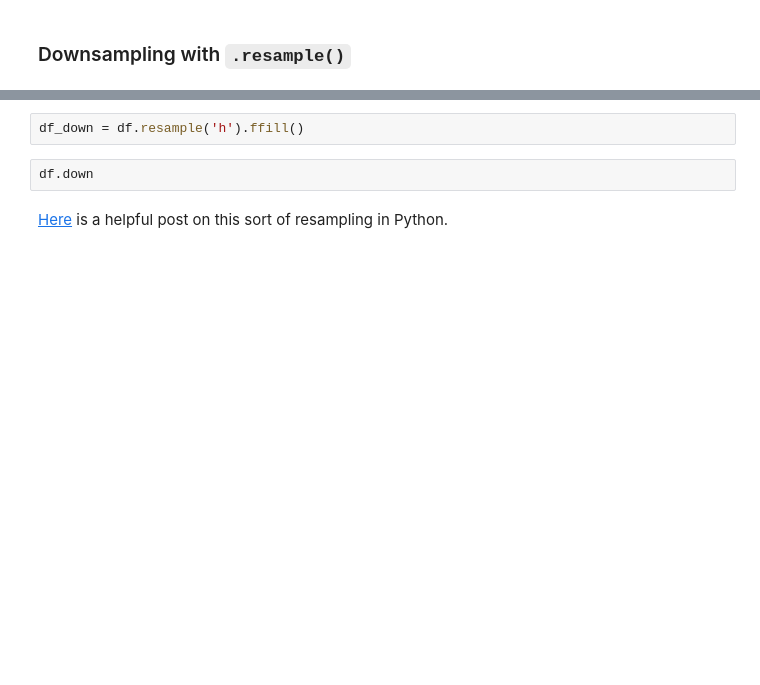
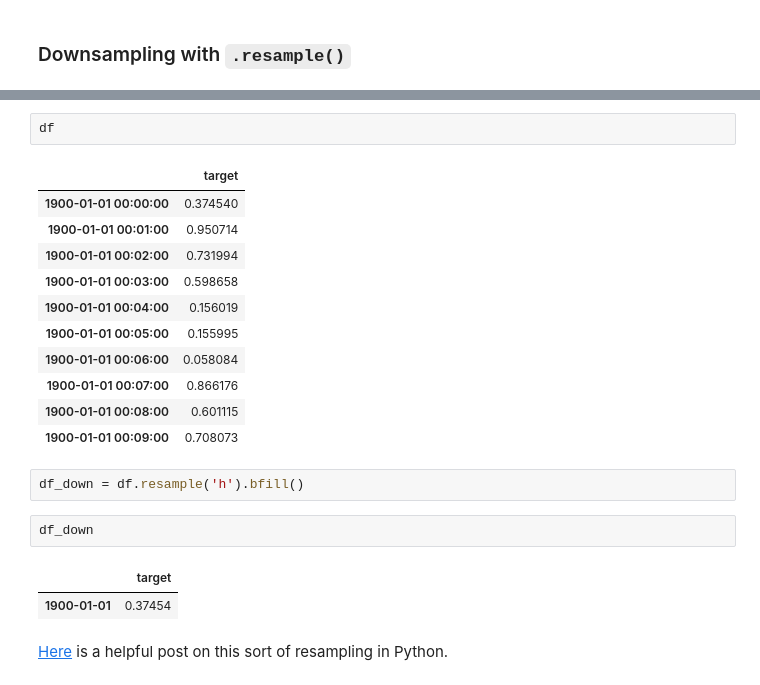
Before and after one commit to learn-co-students/dc-ds-021720, a Jupyter notebook: mod-4/week-1/day-5-Timeseries/time-series-examples-class.ipynb, the cells around one changed output, grey strips where cells are left out. Saved outputs shown, nothing was run; the diff lists cells and outputs as text; blank space fills up the shorter version.

```diff
--- a/mod-4/week-1/day-5-Timeseries/time-series-examples-class.ipynb
+++ b/mod-4/week-1/day-5-Timeseries/time-series-examples-class.ipynb
@@ -223,7 +359,24 @@ df.resample('h')
+# %%
+df
+# %% [output]
+|  | target |
+| 1900-01-01 00:00:00 | 0.374540 |
+| 1900-01-01 00:01:00 | 0.950714 |
+| 1900-01-01 00:02:00 | 0.731994 |
+| 1900-01-01 00:03:00 | 0.598658 |
+| 1900-01-01 00:04:00 | 0.156019 |
+| 1900-01-01 00:05:00 | 0.155995 |
+| 1900-01-01 00:06:00 | 0.058084 |
+| 1900-01-01 00:07:00 | 0.866176 |
+| 1900-01-01 00:08:00 | 0.601115 |
+| 1900-01-01 00:09:00 | 0.708073 |
 # %%
-df_down = df.resample('h').ffill()
+df_down = df.resample('h').bfill()
-# %%
-df.down
+# %%
+df_down
+# %% [output]
+|  | target |
+| 1900-01-01 | 0.37454 |
 # %% [markdown]
 [Here](https://machinelearningmastery.com/resample-interpolate-time-series-data-python/) is a helpful post on this sort of resampling in Python.
 # %% [markdown]
```
Also changed, not shown: parts of 28 cells of this notebook, 1 other file.
